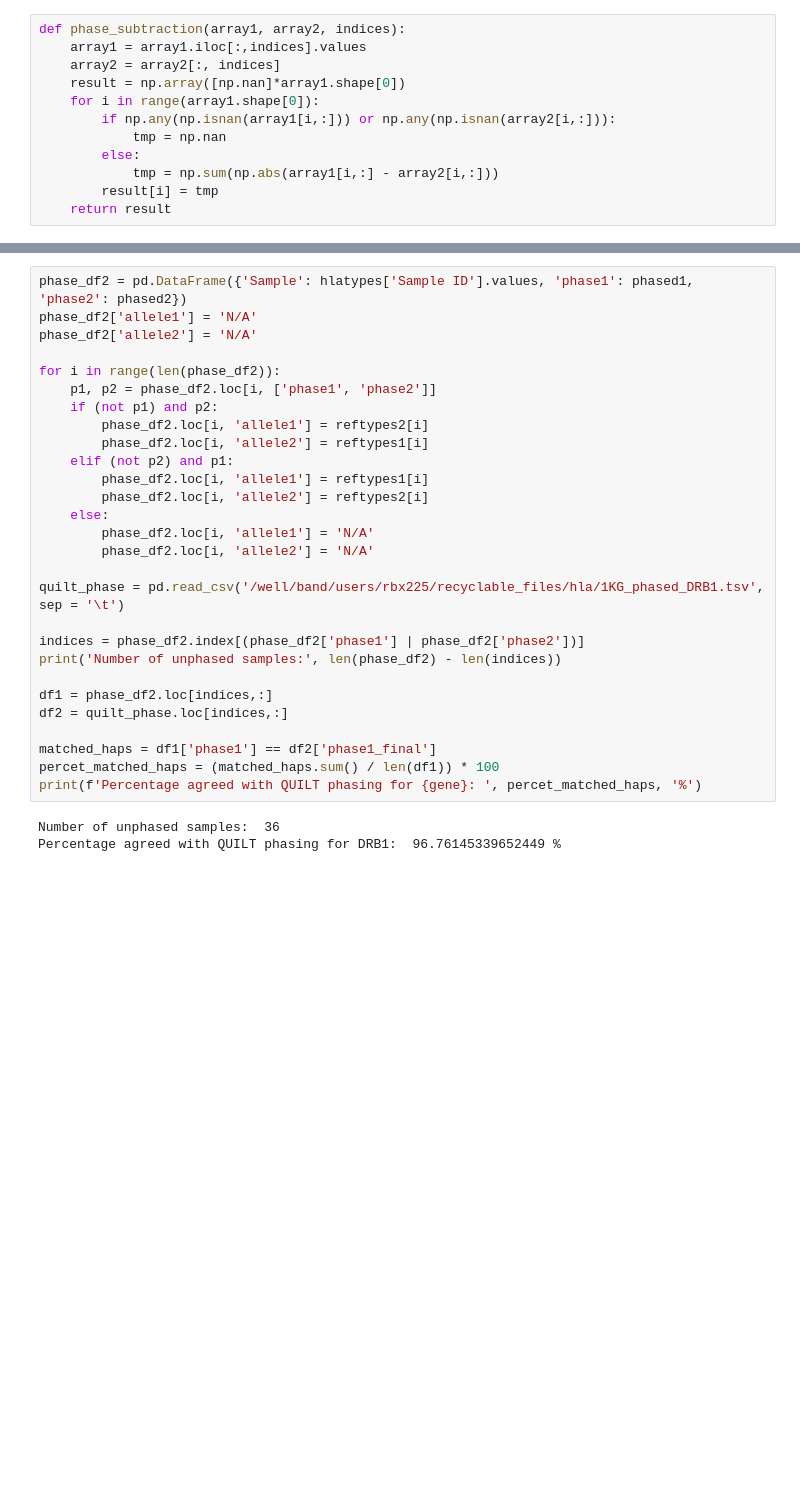
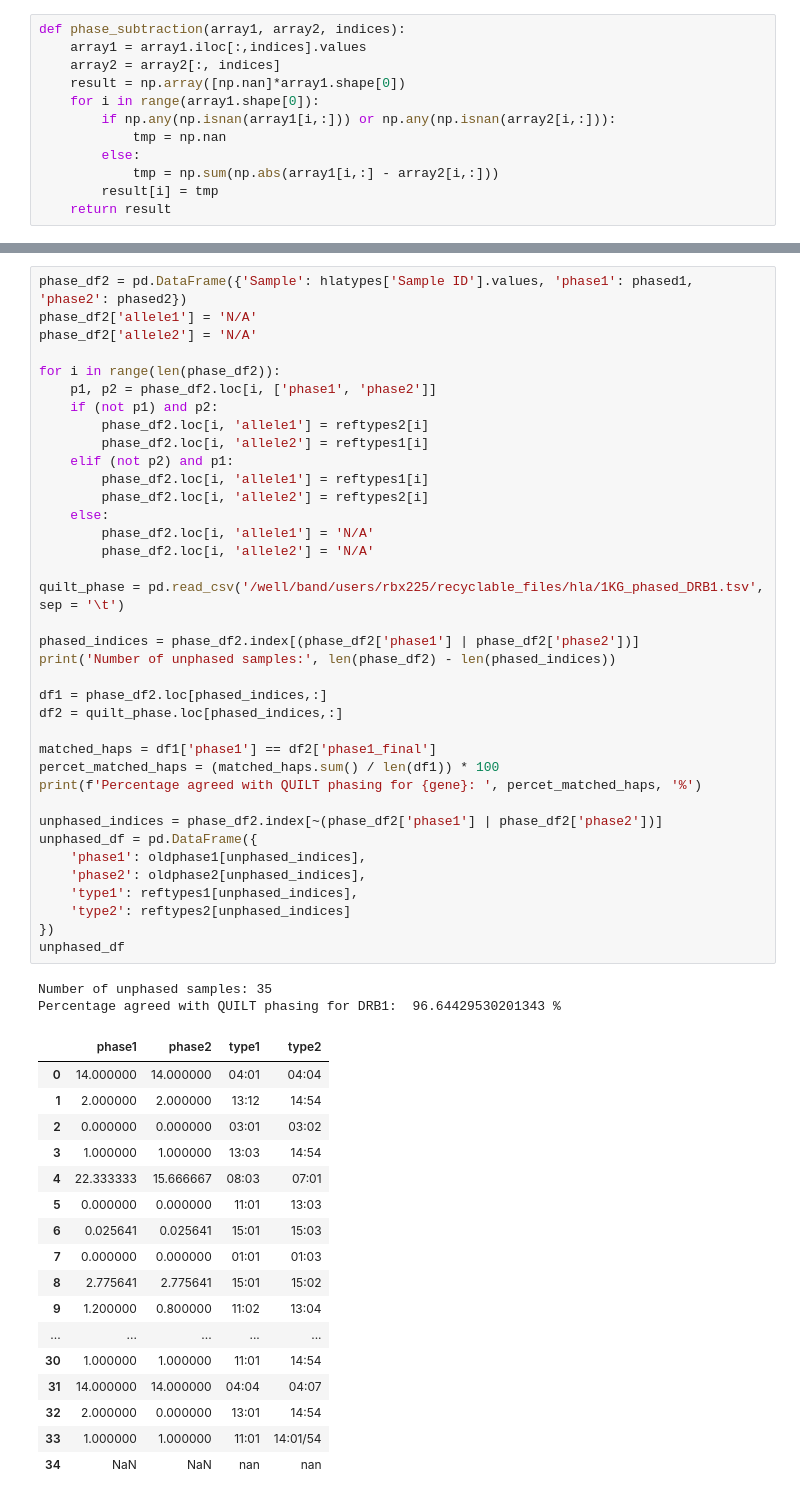
Before and after one commit to Suuuuuuuus/QUILT_sus, a Jupyter notebook: QUILT/Python/phasing_test.ipynb, the cells around one changed output, grey strips where cells are left out. Saved outputs shown, nothing was run; the diff lists cells and outputs as text; blank space fills up the shorter version.

```diff
--- a/QUILT/Python/phasing_test.ipynb
+++ b/QUILT/Python/phasing_test.ipynb
@@ -595,32 +572,58 @@ phased2[update] = phased2b[update]
 # %%
 phase_df2 = pd.DataFrame({'Sample': hlatypes['Sample ID'].values, 'phase1': phased1, 'phase2': phased2})
 phase_df2['allele1'] = 'N/A'
 phase_df2['allele2'] = 'N/A'
 
 for i in range(len(phase_df2)):
     p1, p2 = phase_df2.loc[i, ['phase1', 'phase2']]
     if (not p1) and p2:
         phase_df2.loc[i, 'allele1'] = reftypes2[i]
         phase_df2.loc[i, 'allele2'] = reftypes1[i]
     elif (not p2) and p1:
         phase_df2.loc[i, 'allele1'] = reftypes1[i]
         phase_df2.loc[i, 'allele2'] = reftypes2[i]
     else:
         phase_df2.loc[i, 'allele1'] = 'N/A'
         phase_df2.loc[i, 'allele2'] = 'N/A'
 
 quilt_phase = pd.read_csv('/well/band/users/rbx225/recyclable_files/hla/1KG_phased_DRB1.tsv', sep = '\t')
 
-indices = phase_df2.index[(phase_df2['phase1'] | phase_df2['phase2'])]
-print('Number of unphased samples:', len(phase_df2) - len(indices))
+phased_indices = phase_df2.index[(phase_df2['phase1'] | phase_df2['phase2'])]
+print('Number of unphased samples:', len(phase_df2) - len(phased_indices))
 
-df1 = phase_df2.loc[indices,:]
-df2 = quilt_phase.loc[indices,:]
+df1 = phase_df2.loc[phased_indices,:]
+df2 = quilt_phase.loc[phased_indices,:]
 
 matched_haps = df1['phase1'] == df2['phase1_final']
 percet_matched_haps = (matched_haps.sum() / len(df1)) * 100
 print(f'Percentage agreed with QUILT phasing for {gene}: ', percet_matched_haps, '%')
+
+unphased_indices = phase_df2.index[~(phase_df2['phase1'] | phase_df2['phase2'])]
+unphased_df = pd.DataFrame({
+    'phase1': oldphase1[unphased_indices],
+    'phase2': oldphase2[unphased_indices],
+    'type1': reftypes1[unphased_indices],
+    'type2': reftypes2[unphased_indices]
+})
+unphased_df
 # %% [output]
-Number of unphased samples:  36
-Percentage agreed with QUILT phasing for DRB1:  96.76145339652449 %
+Number of unphased samples: 35
+Percentage agreed with QUILT phasing for DRB1:  96.64429530201343 %
+|  | phase1 | phase2 | type1 | type2 |
+| 0 | 14.000000 | 14.000000 | 04:01 | 04:04 |
+| 1 | 2.000000 | 2.000000 | 13:12 | 14:54 |
+| 2 | 0.000000 | 0.000000 | 03:01 | 03:02 |
+| 3 | 1.000000 | 1.000000 | 13:03 | 14:54 |
+| 4 | 22.333333 | 15.666667 | 08:03 | 07:01 |
+| 5 | 0.000000 | 0.000000 | 11:01 | 13:03 |
+| 6 | 0.025641 | 0.025641 | 15:01 | 15:03 |
+| 7 | 0.000000 | 0.000000 | 01:01 | 01:03 |
+| 8 | 2.775641 | 2.775641 | 15:01 | 15:02 |
+| 9 | 1.200000 | 0.800000 | 11:02 | 13:04 |
+| ... | ... | ... | ... | ... |
+| 30 | 1.000000 | 1.000000 | 11:01 | 14:54 |
+| 31 | 14.000000 | 14.000000 | 04:04 | 04:07 |
+| 32 | 2.000000 | 0.000000 | 13:01 | 14:54 |
+| 33 | 1.000000 | 1.000000 | 11:01 | 14:01/54 |
+| 34 | NaN | NaN | nan | nan |
 # %% [markdown]
```
Also changed, not shown: parts of 20 cells of this notebook.
